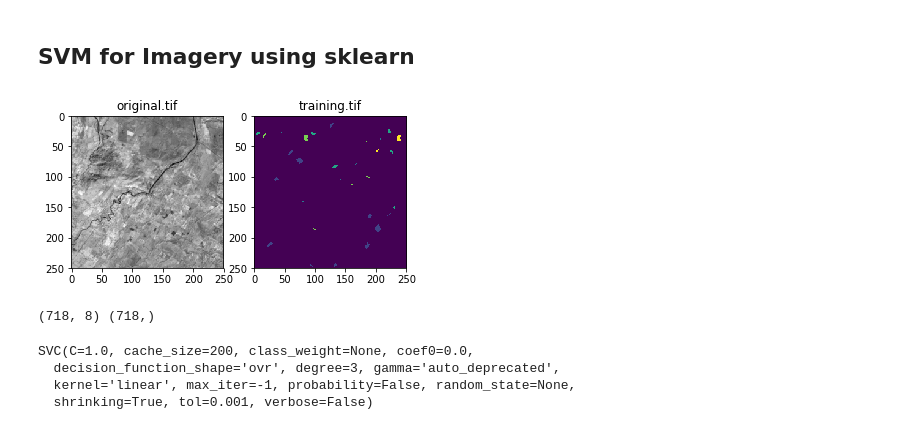
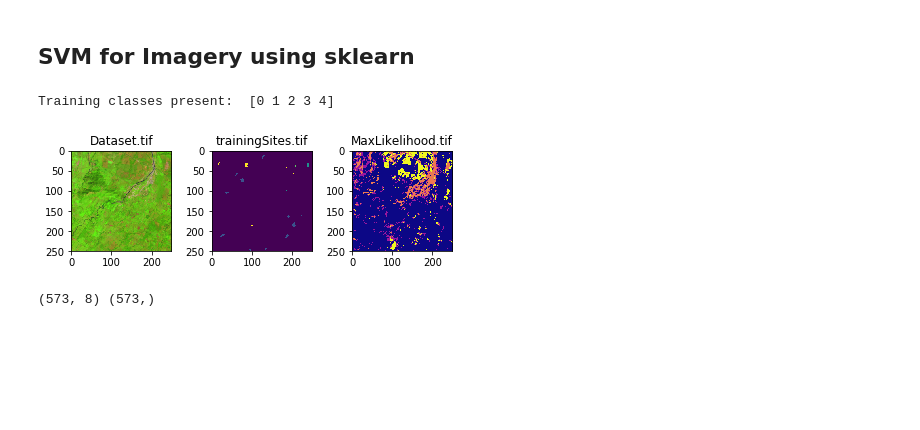
Before and after one commit to VaasuDevanS/SVM-in-RemoteSensing, a Jupyter notebook: Implementation/SupportVectorMachine.ipynb, the cells around one changed output. Saved outputs shown, nothing was run; the diff lists cells and outputs as text; code cells hidden in the pictures; blank space fills up the shorter version.

```diff
--- a/Implementation/SupportVectorMachine.ipynb
+++ b/Implementation/SupportVectorMachine.ipynb
@@ -81,47 +104,56 @@ from sklearn import svm
 import numpy as np
 import gdal
 # %%
-# Linux command to display the MetaData of the data
-!gdalinfo original.tif -nomd
-
 # Load the dataset
-ds = gdal.Open("original.tif")
+ds = gdal.Open("Dataset.tif")
 imgArr = np.zeros((ds.RasterXSize, ds.RasterYSize, ds.RasterCount), np.int16)
 for band in range(ds.RasterCount):
     imgArr[:,:,band] = ds.GetRasterBand(band+1).ReadAsArray()
 
-# Load the Training classe Image
-train_ds = gdal.Open("training.tif")
+# Load the Training class raster
+train_ds = gdal.Open("trainingSites.tif")
 trainArr = train_ds.GetRasterBand(1).ReadAsArray()
+print("Training classes present: ", np.unique(trainArr))
+
+# Inorder to test the accuracy of SVM Classifier, it is assumed that
+# MLC classifier performed in ArcGIS is 100% accurate.
+
+# Load the Maximum Likelihood classified raster (GroundTruth Values)
+MLC_ds = gdal.Open("MaxLikelihood.tif")
+MLCArr = MLC_ds.GetRasterBand(1).ReadAsArray()
+# %% [output]
+Training classes present:  [0 1 2 3 4]
-# %%
-# Visualize the images
-
-plt.subplot(121)
-plt.imshow(imgArr[:,:,3], cmap='gray') # cv2
-plt.title("original.tif")
-
-plt.subplot(122)
-plt.imshow(trainArr)
-plt.title("training.tif")
-plt.show()
-# %% [output]
-[figure, removed]
+# %%
+# Visualize the dataset and training using matplotlib
+
+# Converted to 8-bit image using np.interp just for visualization
+imgPlt = np.interp(imgArr,
+                   (imgArr.min(), imgArr.max()),
+                   (0,255)).astype(np.uint8)
+
+plt.subplot(131)
+plt.imshow(imgPlt[:,:,(4,3,2)])
+plt.title("Dataset.tif")
+
+plt.subplot(132)
+plt.imshow(trainArr)
+plt.title("trainingSites.tif")
+
+plt.subplot(133)
+plt.imshow(MLCArr, cmap='plasma')
+plt.title("MaxLikelihood.tif")
+
+plt.tight_layout()
+plt.show()
+# %% [output]
+[figure, added]
 # %%
+classes = ["Forest", "Urban", "Water", "Barren Land"]
+
 # Prepare the Dataset for Training
-
-mask = trainArr>0
-modelX = imgArr[mask]
-modelY = trainArr[mask]
-print(modelX.shape, modelY.shape)
+mask = trainArr > 0
+trainX = imgArr[mask]
+trainY = trainArr[mask]
+print(trainX.shape, trainY.shape)
 # %% [output]
-(718, 8) (718,)
+(573, 8) (573,)
-# %%
-# Train the SVM Linear model
-
-clf = svm.SVC(kernel="linear")
-clf.fit(modelX, modelY)
-# %% [output]
-SVC(C=1.0, cache_size=200, class_weight=None, coef0=0.0,
-  decision_function_shape='ovr', degree=3, gamma='auto_deprecated',
-  kernel='linear', max_iter=-1, probability=False, random_state=None,
-  shrinking=True, tol=0.001, verbose=False)
```
Also changed, not shown: parts of 9 cells of this notebook.
